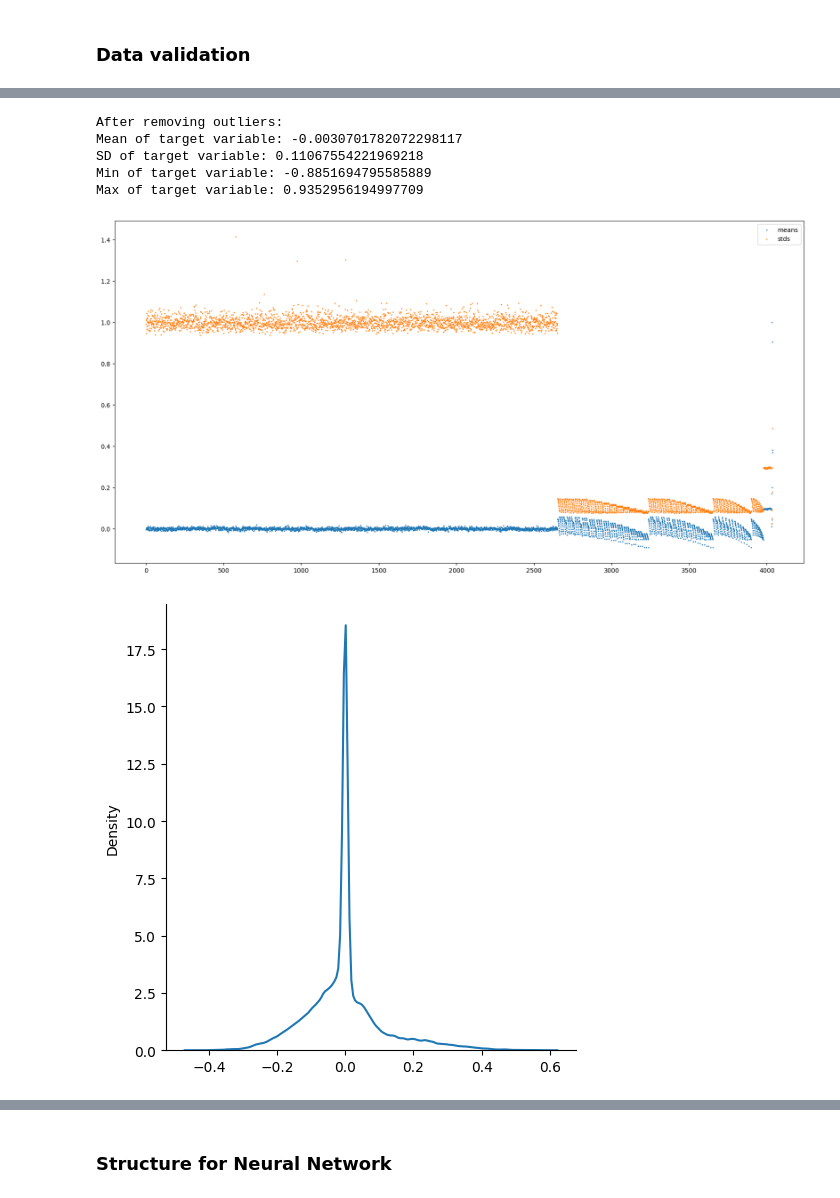
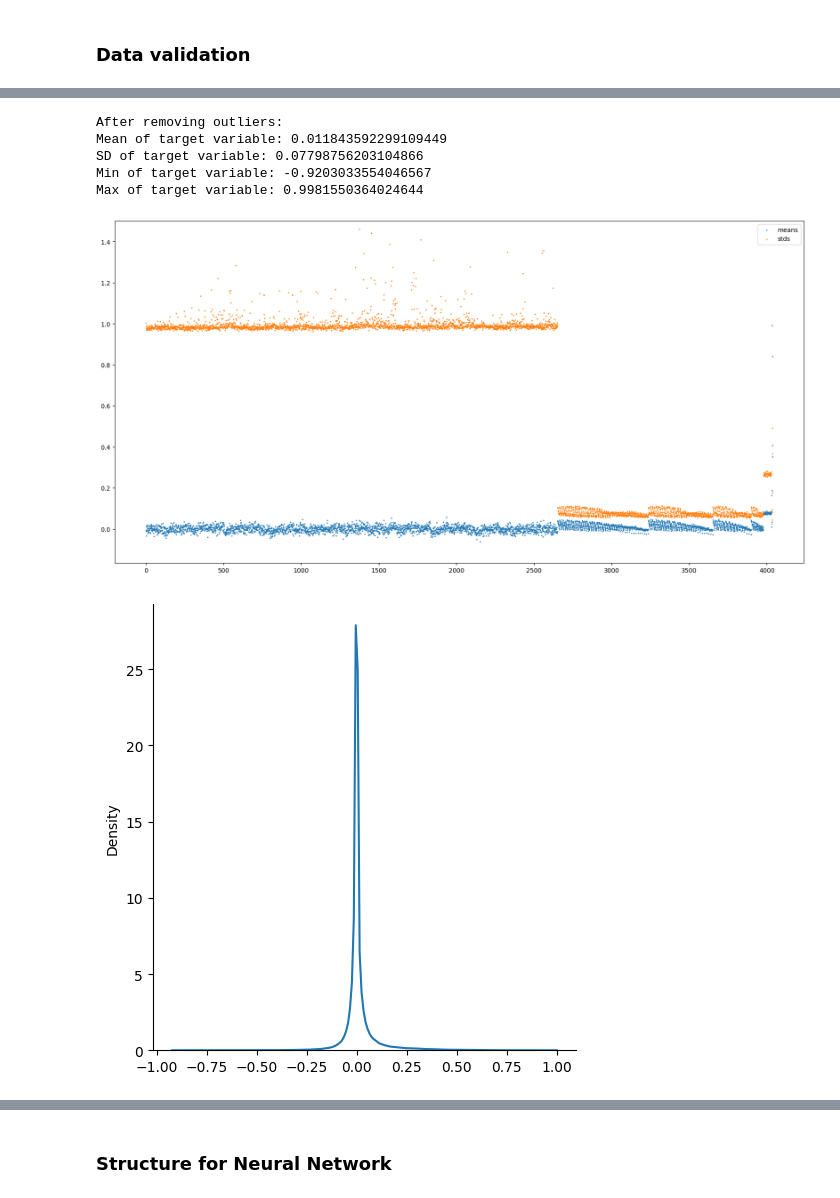
Before and after one commit to tjespe/texas-holdem-ai, a Jupyter notebook: nn/train_nn.ipynb, the cells around one changed output, grey strips where cells are left out. Drawn from its saved outputs; the diff is of its cells as text; code cells hidden in the pictures.

Commit message:
First attempt at CV for turn data

```diff
--- a/nn/train_nn.ipynb
+++ b/nn/train_nn.ipynb
@@ -17,7 +17,7 @@ import json
 import re
 import gc
 # %%
-stage = "river"
+stage = "turn"
 # %% [markdown]
 ### Reading and compacting dfs
 # %%
@@ -291,19 +291,20 @@ print("Min of target variable:", df[value_columns].to_numpy().min())
 print("Max of target variable:", df[value_columns].to_numpy().max())
 # %% [output]
 After removing outliers:
-Mean of target variable: -0.0030701782072298117
-SD of target variable: 0.11067554221969218
-Min of target variable: -0.8851694795585889
-Max of target variable: 0.9352956194997709
+Mean of target variable: 0.011843592299109449
+SD of target variable: 0.07798756203104866
+Min of target variable: -0.9203033554046567
+Max of target variable: 0.9981550364024644
 # %%
 # Check that values are in correct range
 fig, ax = plt.subplots(figsize=(20, 10))
 plt.scatter(range(df.mean().size), df.mean(), label="means", s=1)
 plt.scatter(range(df.std().size), df.std(), label="stds", s=1)
 plt.legend()
+plt.ylim(top=1.5)
 plt.show()
 # %% [output]
-[figure, old version]
+[figure, new version]
 # %%
 # Plot distribution of target values in a bell curve
 from seaborn import displot
@@ -312,7 +313,7 @@ from seaborn import displot
 displot(df[value_columns].sample(1000).to_numpy().flatten(), kind="kde")
 plt.show()
 # %% [output]
-[figure, old version]
+[figure, new version]
 # %%
 # Check representation of possible public cards
 card_cols = [col for col in df.columns if col.startswith("public_card_") and "*" not in col]
```
Also changed, not shown: parts of 17 cells of this notebook.
